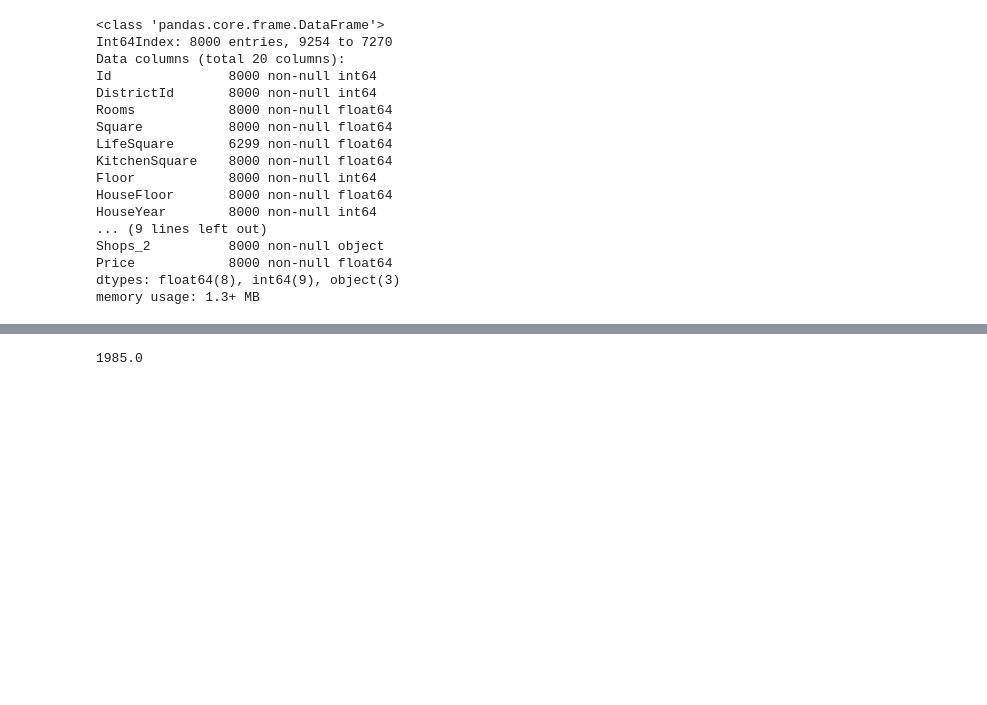
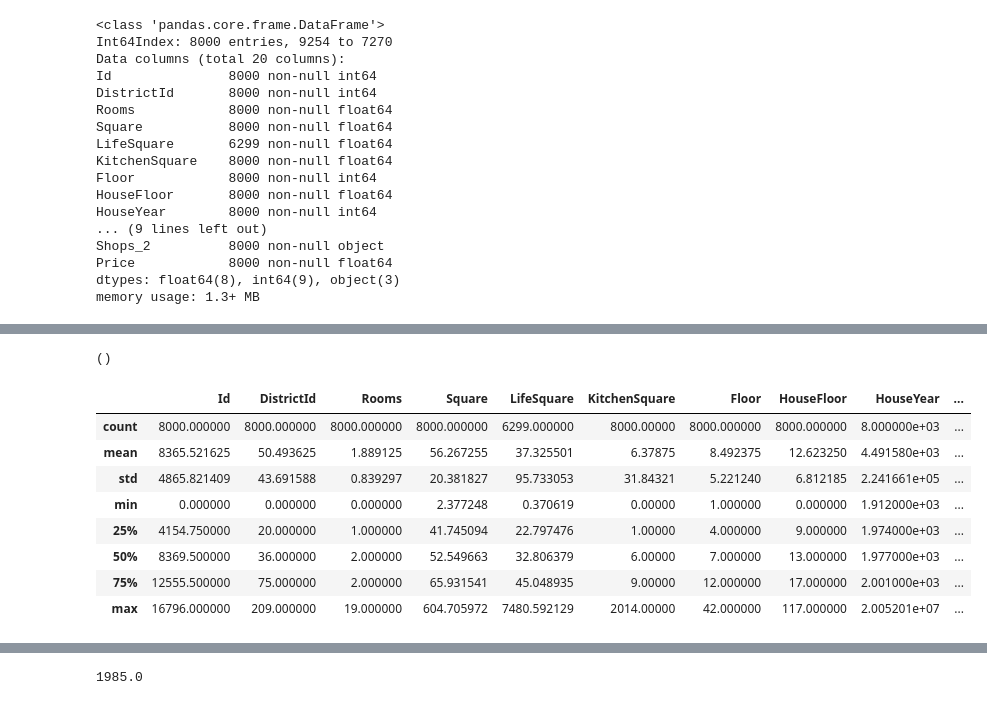
Before and after one commit to Dmitry1973/learning, a Jupyter notebook: DLetyuk_predictions.ipynb, the cells around one changed output, grey strips where cells are left out. Cells and saved outputs as stored; diff of their text form; code cells hidden in the pictures; blank space fills up the shorter version.

```diff
--- a/DLetyuk_predictions.ipynb
+++ b/DLetyuk_predictions.ipynb
@@ -88 +65,17 @@ Requirement already satisfied: pyrsistent>=0.14.0 in c:\users\user\anaconda3\lib
+# %%
+/
+# %% [output]
+()
+# %%
+train.describe()
+# %% [output]
+|  | Id | DistrictId | Rooms | Square | LifeSquare | KitchenSquare | Floor | HouseFloor | HouseYear | ... |
+| count | 8000.000000 | 8000.000000 | 8000.000000 | 8000.000000 | 6299.000000 | 8000.00000 | 8000.000000 | 8000.000000 | 8.000000e+03 | ... |
+| mean | 8365.521625 | 50.493625 | 1.889125 | 56.267255 | 37.325501 | 6.37875 | 8.492375 | 12.623250 | 4.491580e+03 | ... |
+| std | 4865.821409 | 43.691588 | 0.839297 | 20.381827 | 95.733053 | 31.84321 | 5.221240 | 6.812185 | 2.241661e+05 | ... |
+| min | 0.000000 | 0.000000 | 0.000000 | 2.377248 | 0.370619 | 0.00000 | 1.000000 | 0.000000 | 1.912000e+03 | ... |
+| 25% | 4154.750000 | 20.000000 | 1.000000 | 41.745094 | 22.797476 | 1.00000 | 4.000000 | 9.000000 | 1.974000e+03 | ... |
+| 50% | 8369.500000 | 36.000000 | 2.000000 | 52.549663 | 32.806379 | 6.00000 | 7.000000 | 13.000000 | 1.977000e+03 | ... |
+| 75% | 12555.500000 | 75.000000 | 2.000000 | 65.931541 | 45.048935 | 9.00000 | 12.000000 | 17.000000 | 2.001000e+03 | ... |
+| max | 16796.000000 | 209.000000 | 19.000000 | 604.705972 | 7480.592129 | 2014.00000 | 42.000000 | 117.000000 | 2.005201e+07 | ... |
 # %%
```
Also changed, not shown: parts of 14 cells of this notebook.
